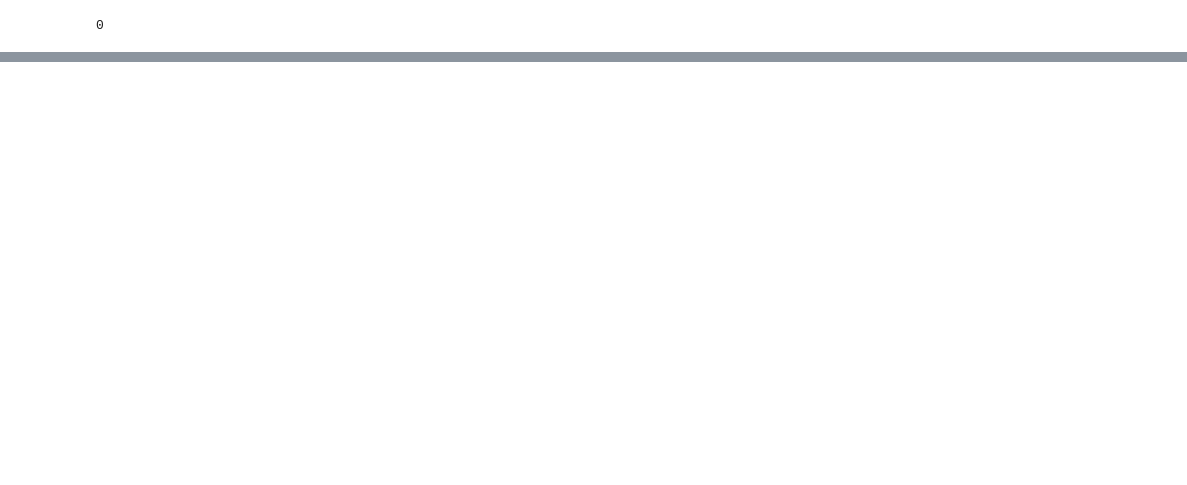
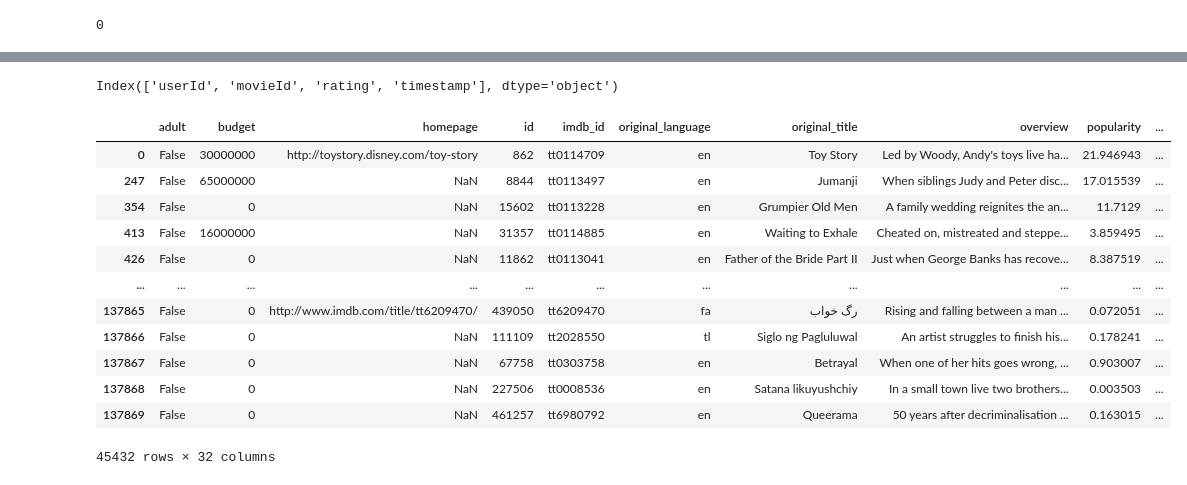
Before and after one commit to Pegiadis/movie_lens, a Jupyter notebook: notebooks/data_manipulation/transformations.ipynb, the cells around one changed output, grey strips where cells are left out. Drawn from its saved outputs; the diff is of its cells as text; code cells hidden in the pictures; blank space fills up the shorter version.

```diff
--- a/notebooks/transformations.ipynb
+++ b/notebooks/data_manipulation/transformations.ipynb
@@ -289,0 +316,22 @@ merged_df_final.to_csv('../data/lens_tmdb/cleaned/df_all.csv', index=False)
+# %%
+ratings_small.columns
+# %% [output]
+Index(['userId', 'movieId', 'rating', 'timestamp'], dtype='object')
+# %%
+test = merged_df_final.merge(ratings_small, how='left', on='movieId')
+# %%
+test
+# %% [output]
+|  | adult | budget | homepage | id | imdb_id | original_language | original_title | overview | popularity | ... |
+| 0 | False | 30000000 | http://toystory.disney.com/toy-story | 862 | tt0114709 | en | Toy Story | Led by Woody, Andy's toys live ha... | 21.946943 | ... |
+| 247 | False | 65000000 | NaN | 8844 | tt0113497 | en | Jumanji | When siblings Judy and Peter disc... | 17.015539 | ... |
+| 354 | False | 0 | NaN | 15602 | tt0113228 | en | Grumpier Old Men | A family wedding reignites the an... | 11.7129 | ... |
+| 413 | False | 16000000 | NaN | 31357 | tt0114885 | en | Waiting to Exhale | Cheated on, mistreated and steppe... | 3.859495 | ... |
+| 426 | False | 0 | NaN | 11862 | tt0113041 | en | Father of the Bride Part II | Just when George Banks has recove... | 8.387519 | ... |
+| ... | ... | ... | ... | ... | ... | ... | ... | ... | ... | ... |
+| 137865 | False | 0 | http://www.imdb.com/title/tt6209470/ | 439050 | tt6209470 | fa | رگ خواب | Rising and falling between a man ... | 0.072051 | ... |
+| 137866 | False | 0 | NaN | 111109 | tt2028550 | tl | Siglo ng Pagluluwal | An artist struggles to finish his... | 0.178241 | ... |
+| 137867 | False | 0 | NaN | 67758 | tt0303758 | en | Betrayal | When one of her hits goes wrong, ... | 0.903007 | ... |
+| 137868 | False | 0 | NaN | 227506 | tt0008536 | en | Satana likuyushchiy | In a small town live two brothers... | 0.003503 | ... |
+| 137869 | False | 0 | NaN | 461257 | tt6980792 | en | Queerama | 50 years after decriminalisation ... | 0.163015 | ... |
+45432 rows × 32 columns
```
Also changed, not shown: parts of 4 cells of this notebook, 22 other files.
